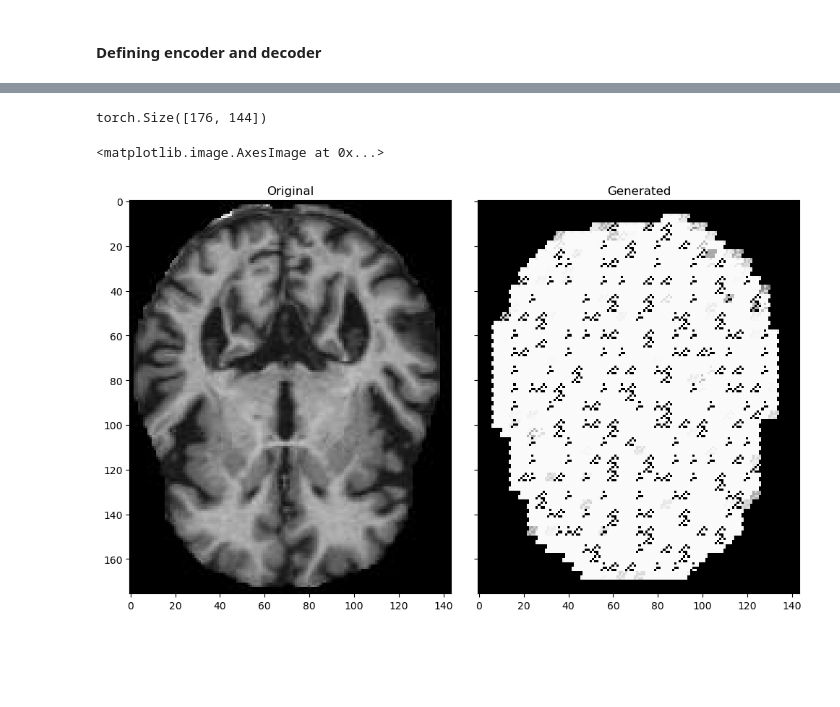
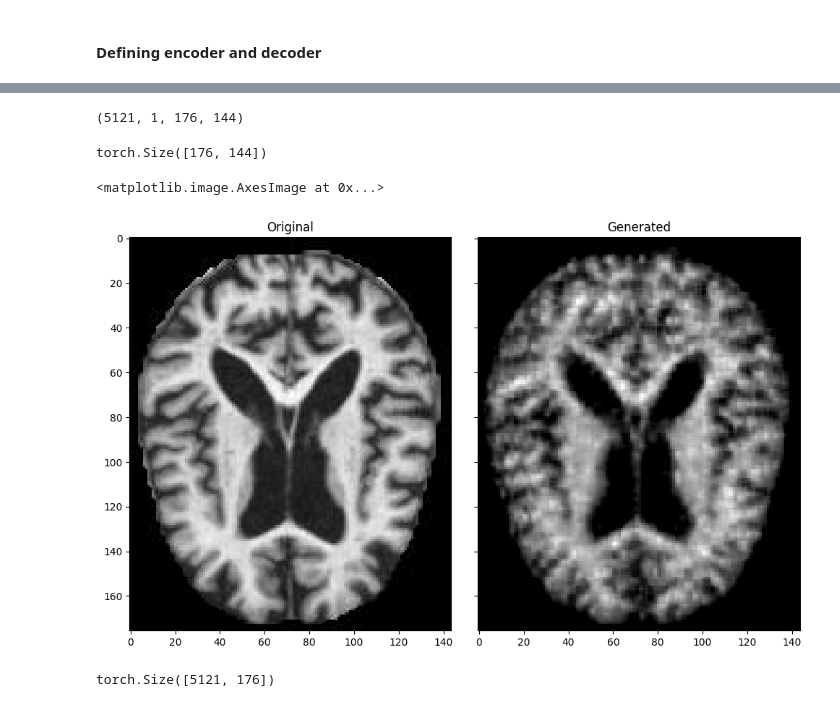
Before and after one commit to lazarovziv/ML-Pipeline, a Jupyter notebook: notebook.ipynb, the cells around one changed output, grey strips where cells are left out. Cells and saved outputs as stored; diff of their text form; code cells hidden in the pictures; blank space fills up the shorter version.

```diff
--- a/notebook.ipynb
+++ b/notebook.ipynb
@@ -405,3 +428,7 @@ decoder = autoencoder[1]
+# %%
+autoencoder = AutoEncoder(176)
+encoder = autoencoder.encoder
+decoder = autoencoder.decoder
 # %%
 sum(p.numel() for p in autoencoder.parameters())
 # %% [output]
@@ -409,8 +436,8 @@ sum(p.numel() for p in autoencoder.parameters())
 # %%
-lr = 0.001
+lr = 0.01
 optimizer = torch.optim.Adam(autoencoder.parameters(), lr=lr, betas=(0.99, 0.99))
-scheduler = torch.optim.lr_scheduler.ExponentialLR(optimizer, gamma=0.9)
-loss = nn.L1Loss()
+scheduler = torch.optim.lr_scheduler.ExponentialLR(optimizer, gamma=0.99)
+loss = nn.MSELoss()
 # %%
 autoencoder.to(device)
 # %% [output]
@@ -432,7 +459,7 @@ Sequential(
   )
 )
 # %%
-epochs = 25
+epochs = 75
 losses = torch.zeros(epochs)
 # %%
 for epoch in tqdm(range(epochs)):
@@ -459,10 +486,17 @@ plt.plot(losses.cpu())
+# %%
+maximum_images = sp.ndimage.maximum_filter(images, size=3)
+single_channel_images = np.expand_dims(images, axis=1)
+single_channel_images.shape
+# %% [output]
+(5121, 1, 176, 144)
 # %%
 # getting a generated image from the original
 with torch.no_grad():
-    original_batched_image = np.expand_dims(images[0], axis=0)
+    # expanding the channel
+    original_batched_image = np.expand_dims(images[1], axis=0)
+    # expanding batch
     original_batched_image = np.expand_dims(original_batched_image, axis=0)
     generated_image = autoencoder(torch.from_numpy(original_batched_image) \
-                                  # .flatten(start_dim=1) \
                                   .to(device=device, dtype=torch.float32)) \
                                   .flatten(start_dim=0, end_dim=2)
     print(generated_image.shape)
@@ -471,11 +505,11 @@ torch.Size([176, 144])
 # %%
 fig, axes = plt.subplots(1, 2, figsize=(10, 10), sharey=True, sharex=True)
 fig.tight_layout()
 
 axes[0].set_title('Original')
-axes[0].imshow(images[0], cmap='grey')
+axes[0].imshow(images[0], cmap='gray')
 axes[1].set_title('Generated')
-axes[1].imshow(generated_image, cmap='grey')
+axes[1].imshow(generated_image.cpu(), cmap='gray')
 # %% [output]
 <matplotlib.image.AxesImage at 0x...>
-[figure, old version]
+[figure, new version]
@@ -481,0 +519,4 @@ axes[1].imshow(generated_image, cmap='grey')
+# %%
+encoded_images.shape
+# %% [output]
+torch.Size([5121, 176])
```
Also changed, not shown: parts of 30 cells of this notebook.
